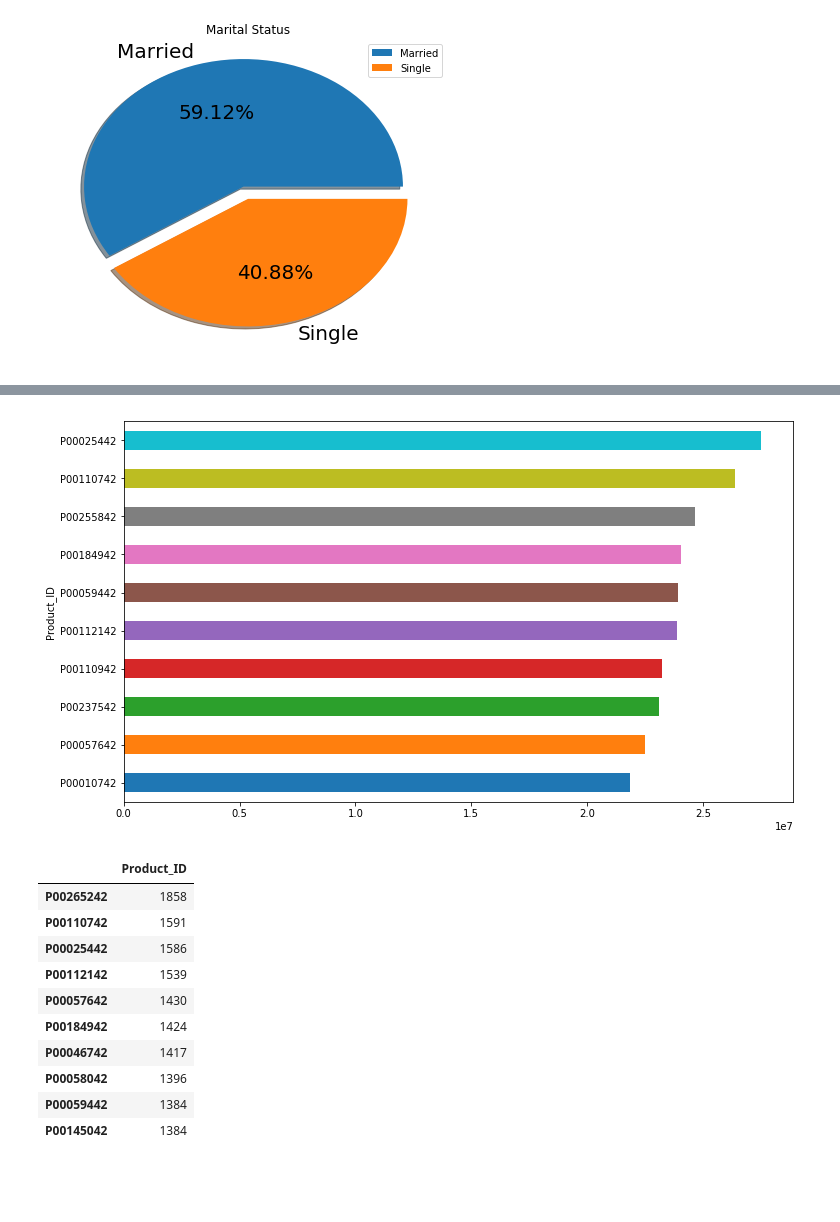
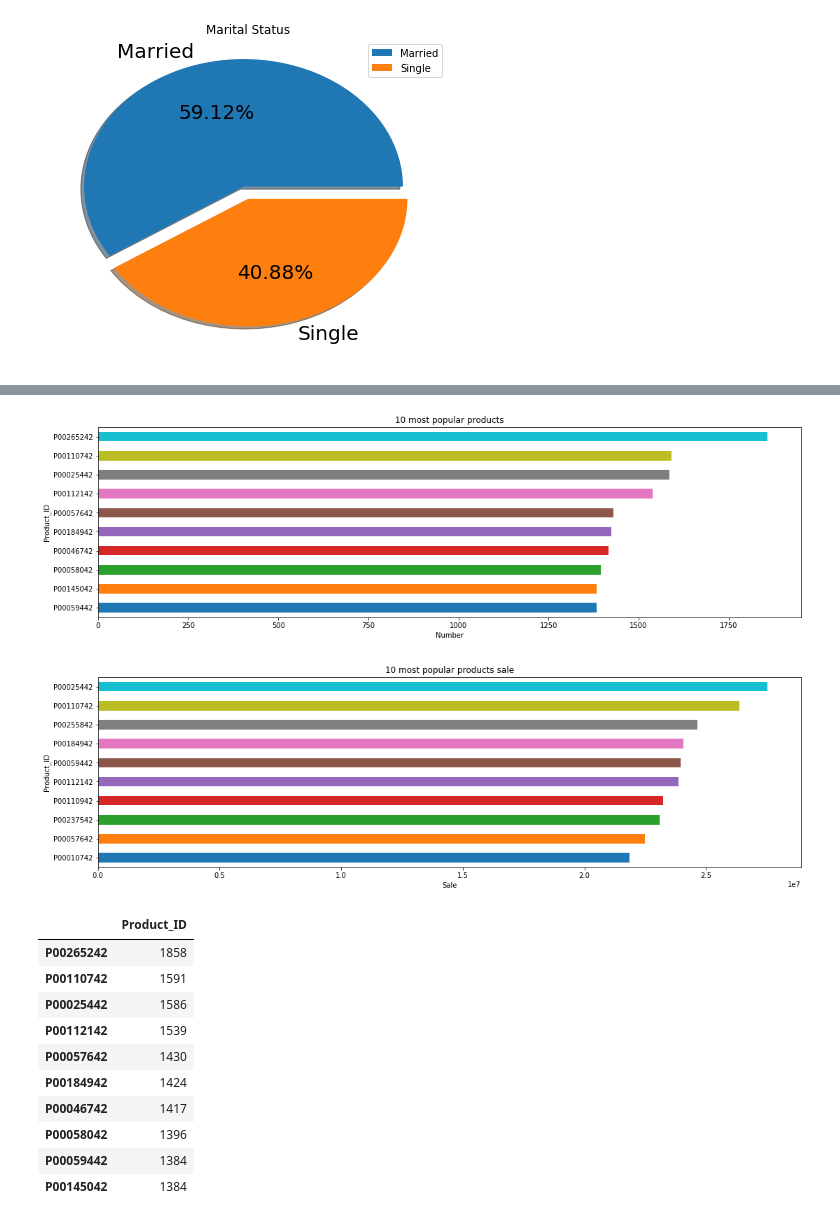
Before and after one commit to BraidyWu/black-friday, a Jupyter notebook: black_friday.ipynb, the cells around one changed output, grey strips where cells are left out. Drawn from its saved outputs; the diff is of its cells as text; code cells hidden in the pictures; blank space fills up the shorter version.

```diff
--- a/black_friday.ipynb
+++ b/black_friday.ipynb
@@ -265,9 +264,19 @@ plt.show()
-# %%
-fig, ax = plt.subplots(figsize=(12,7))
-df.groupby('Product_ID')['Purchase'].sum().nlargest(10).sort_values().plot('barh')
-plt.show()
-# %% [output]
-[figure, removed]
+# %%
+fig, ax = plt.subplots(figsize=(18,5))
+popular_10 = df.groupby('Product_ID')['Purchase'].count().nlargest(10).sort_values()
+popular_10.plot.barh()
+ax.set_title('10 most popular products')
+ax.set_xlabel('Number')
+
+fig, ax = plt.subplots(figsize=(18,5))
+popular_10_sale = df.groupby('Product_ID')['Purchase'].sum().nlargest(10).sort_values()
+popular_10_sale.plot.barh()
+ax.set_title('10 most popular products sale')
+ax.set_xlabel('Sale')
+plt.show()
+# %% [output]
+[figure, added]
+[figure, added]
 # %%
 # df.groupby('Product_ID')['Purchase'].sum().sort_values(ascending=False)
 df['Product_ID'].value_counts().to_frame().head(10)
```
Also changed, not shown: parts of 11 cells of this notebook.
